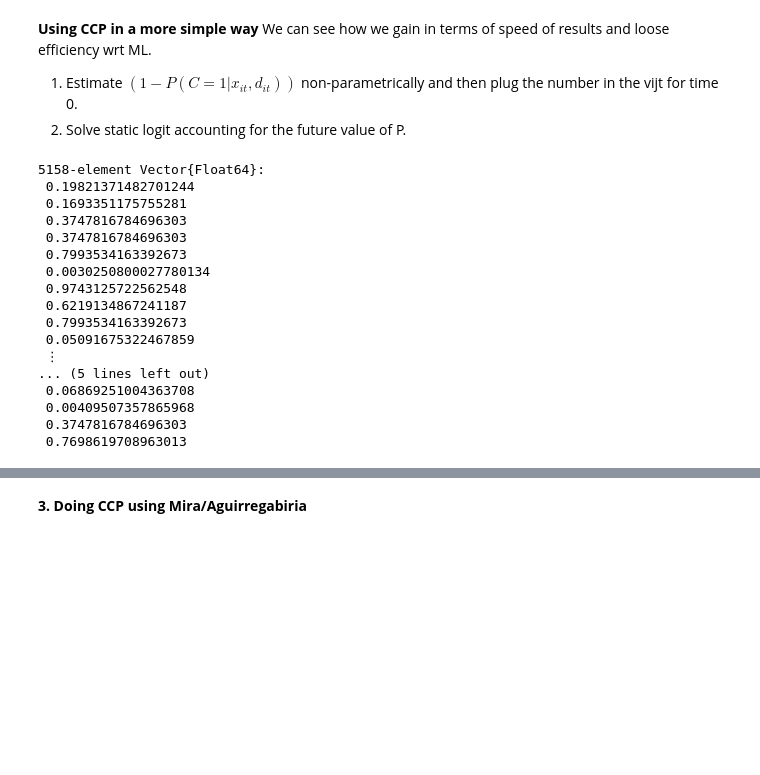
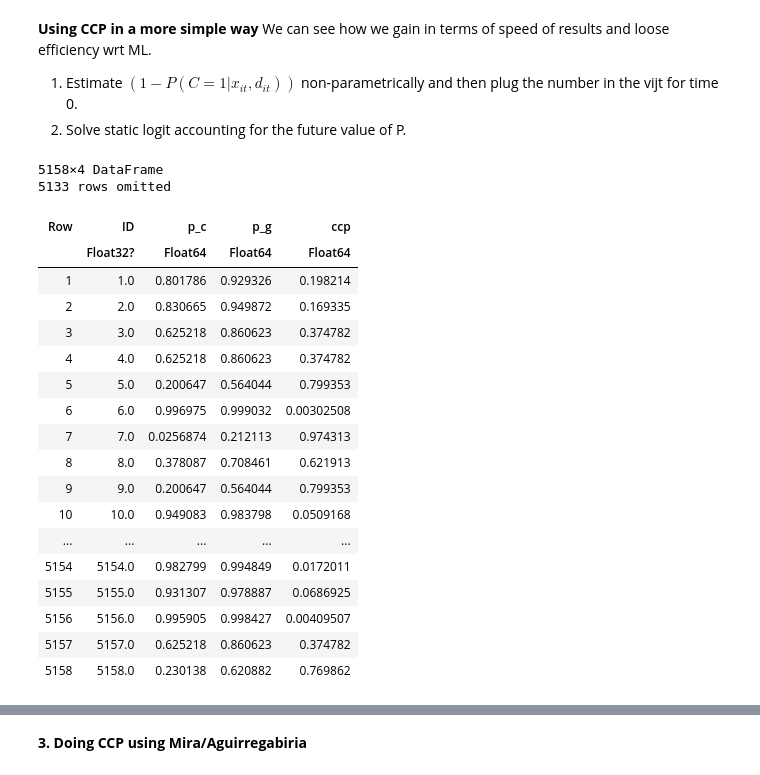
Before and after one commit to jorditorres1098/TSE-2025-2026, a Jupyter notebook: discrete_choice/homework1.ipynb, the cells around one changed output, grey strips where cells are left out. Saved outputs shown, nothing was run; the diff lists cells and outputs as text; code cells hidden in the pictures; blank space fills up the shorter version.

```diff
--- a/discrete_choice/homework1.ipynb
+++ b/discrete_choice/homework1.ipynb
@@ -973,35 +973,54 @@ results_df = DataFrame(
 # %%
 using GLM, DataFrames
 
 period2.school = Float64.(period2.school)
 period2.male = Float64.(period2.male)
 period2.ability_math = Float64.(period2.ability_math)
 period2.parentcollege = Float64.(period2.parentcollege)
+period2.degree= Float64.(period2.degree)
+
+
+fm1 = @formula(school ~ male + ability_math + ability_language + parentcollege)
+
+
+logit1 = glm(fm1, period2, Binomial(), ProbitLink())
+
+p_c = predict(logit1)
+
+ccp= @. 1.0-prediction
+
+
+fm2 = @formula(degree ~ male + ability_math + ability_language + parentcollege)
+logit2 = glm(fm2, period2, Binomial(), ProbitLink())
+
+p_g = predict(logit2)
 
 
 
-fm = @formula(school ~ male + ability_math + ability_language + parentcollege)
-
-logit = glm(fm, period2, Binomial(), ProbitLink())
-
-prediction = predict(logit)
-
-ccp= @. 1.0-prediction
+ccp_df = DataFrame(
+    ID = period2.ID,
+    p_c = p_c,
+    p_g = p_g ,
+    ccp= ccp
+)
 # %% [output]
-5158-element Vector{Float64}:
- 0.19821371482701244
- 0.1693351175755281
- 0.3747816784696303
- 0.3747816784696303
- 0.7993534163392673
- 0.0030250800027780134
- 0.9743125722562548
- 0.6219134867241187
- 0.7993534163392673
- 0.05091675322467859
- ⋮
-... (5 lines left out)
- 0.06869251004363708
- 0.00409507357865968
- 0.3747816784696303
- 0.7698619708963013
+5158×4 DataFrame
+5133 rows omitted
+| Row | ID | p_c | p_g | ccp |
+|  | Float32? | Float64 | Float64 | Float64 |
+| 1 | 1.0 | 0.801786 | 0.929326 | 0.198214 |
+| 2 | 2.0 | 0.830665 | 0.949872 | 0.169335 |
+| 3 | 3.0 | 0.625218 | 0.860623 | 0.374782 |
+| 4 | 4.0 | 0.625218 | 0.860623 | 0.374782 |
+| 5 | 5.0 | 0.200647 | 0.564044 | 0.799353 |
+| 6 | 6.0 | 0.996975 | 0.999032 | 0.00302508 |
+| 7 | 7.0 | 0.0256874 | 0.212113 | 0.974313 |
+| 8 | 8.0 | 0.378087 | 0.708461 | 0.621913 |
+| 9 | 9.0 | 0.200647 | 0.564044 | 0.799353 |
+| 10 | 10.0 | 0.949083 | 0.983798 | 0.0509168 |
+| ... | ... | ... | ... | ... |
+| 5154 | 5154.0 | 0.982799 | 0.994849 | 0.0172011 |
+| 5155 | 5155.0 | 0.931307 | 0.978887 | 0.0686925 |
+| 5156 | 5156.0 | 0.995905 | 0.998427 | 0.00409507 |
+| 5157 | 5157.0 | 0.625218 | 0.860623 | 0.374782 |
+| 5158 | 5158.0 | 0.230138 | 0.620882 | 0.769862 |
```
Also changed, not shown: parts of 1 cell of this notebook.
